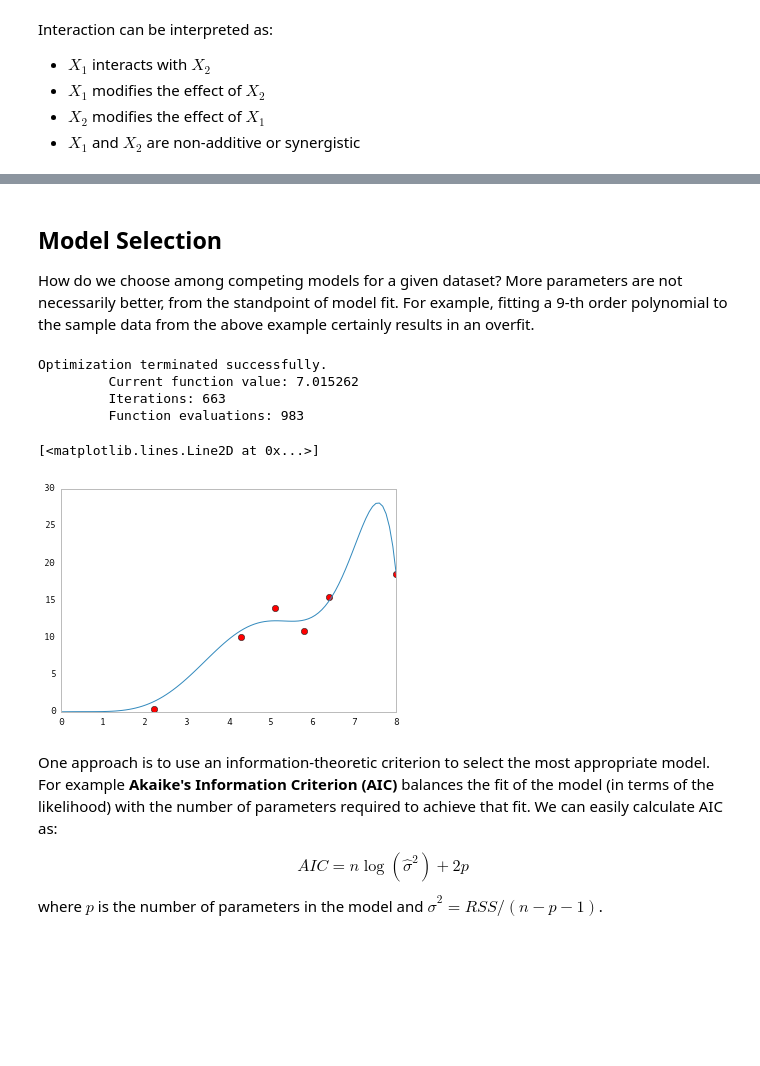
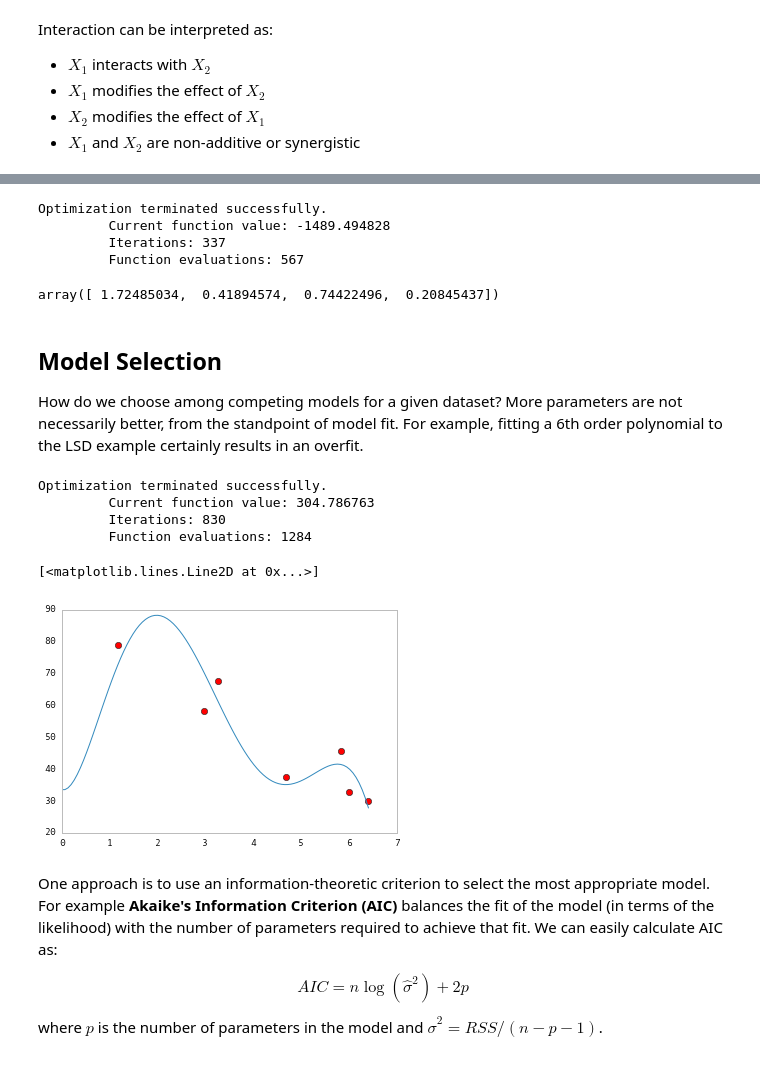
Before and after one commit to fonnesbeck/scipy2015_tutorial, a Jupyter notebook: notebooks/3. Fitting Regression Models.ipynb, the cells around one changed output, grey strips where cells are left out. Drawn from its saved outputs; the diff is of its cells as text; code cells hidden in the pictures; blank space fills up the shorter version.

```diff
--- a/notebooks/3. Fitting Regression Models.ipynb
+++ b/notebooks/3. Fitting Regression Models.ipynb
@@ -366,24 +465,34 @@ Interaction can be interpreted as:
+# %%
+fmin(poisson_loglike, [0,1,1,0], args=(X, y))
+# %% [output]
+Optimization terminated successfully.
+         Current function value: -1489.494828
+         Iterations: 337
+         Function evaluations: 567
+array([ 1.72485034,  0.41894574,  0.74422496,  0.20845437])
 # %% [markdown]
 ## Model Selection
 
-How do we choose among competing models for a given dataset? More parameters are not necessarily better, from the standpoint of model fit. For example, fitting a 9-th order polynomial to the sample data from the above example certainly results in an overfit.
+How do we choose among competing models for a given dataset? More parameters are not necessarily better, from the standpoint of model fit. For example, fitting a 6th order polynomial to the LSD example certainly results in an overfit.
 # %%
 def calc_poly(params, data):
         x = np.c_[[data**i for i in range(len(params))]]
         return np.dot(params, x)
 
+x, y = lsd_and_math.T.values
+
 sum_squares_poly = lambda theta, x, y: np.sum((y - calc_poly(theta, x)) ** 2)
-betas = fmin(sum_squares_poly, np.zeros(10), args=(x,y), maxiter=1e6)
+betas = fmin(sum_squares_poly, np.zeros(7), args=(x,y), maxiter=1e6)
 plt.plot(x, y, 'ro')
 xvals = np.linspace(0, max(x), 100)
 plt.plot(xvals, calc_poly(betas, xvals))
 # %% [output]
 Optimization terminated successfully.
-         Current function value: 7.015262
-         Iterations: 663
-         Function evaluations: 983
+         Current function value: 304.786763
+         Iterations: 830
+         Function evaluations: 1284
 [<matplotlib.lines.Line2D at 0x...>]
-[figure, old version]
+[figure, new version]
 # %% [markdown]
 One approach is to use an information-theoretic criterion to select the most appropriate model. For example **Akaike's Information Criterion (AIC)** balances the fit of the model (in terms of the likelihood) with the number of parameters required to achieve that fit. We can easily calculate AIC as:
 
```
Also changed, not shown: parts of 47 cells of this notebook, 12 other files.
